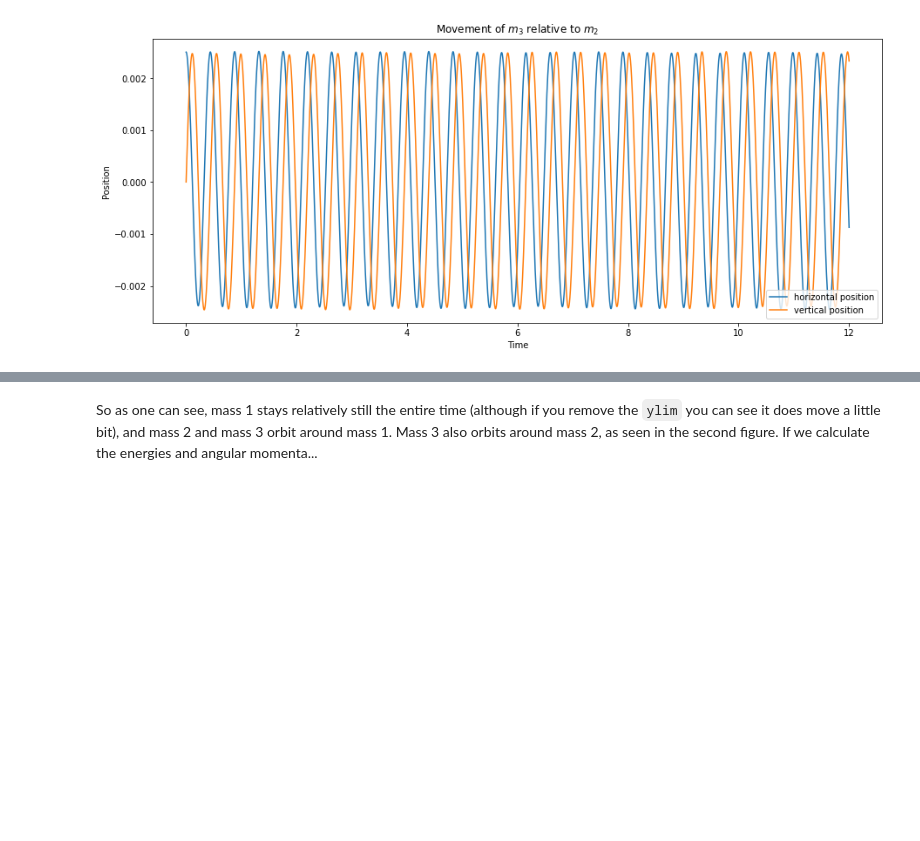
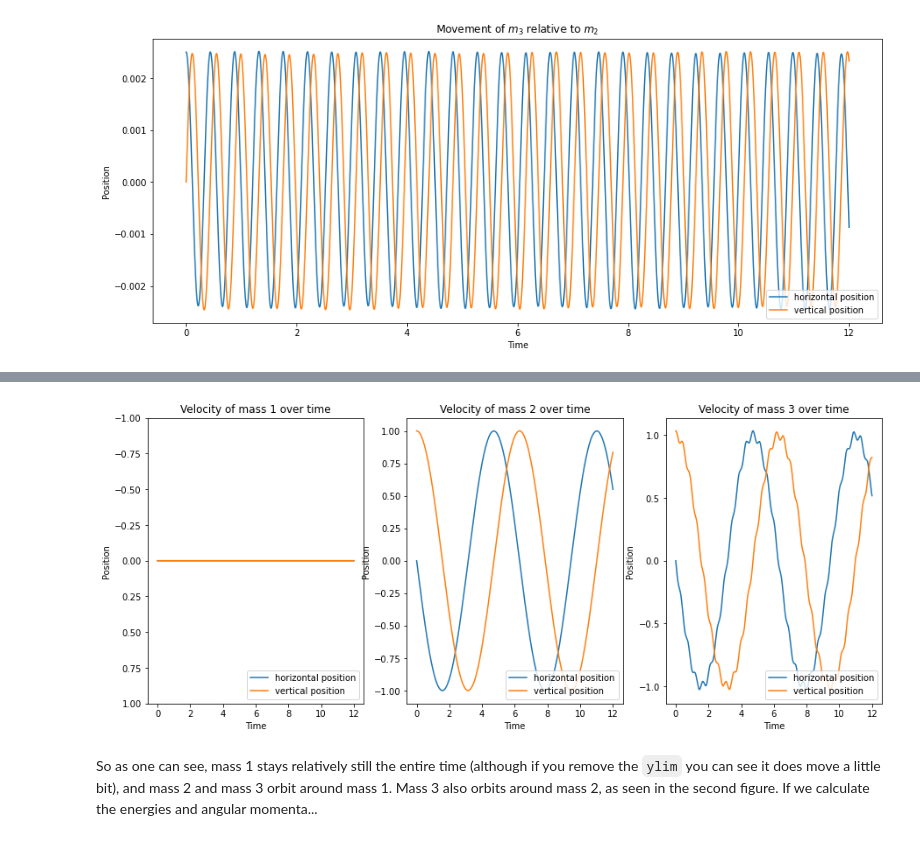
Before and after one commit to dannyphandannyphan/CompPhysMiniProject, a Jupyter notebook: Logbooks/Logbook 1.ipynb, the cells around one changed output, grey strips where cells are left out. Saved outputs shown, nothing was run; the diff lists cells and outputs as text; code cells hidden in the pictures; blank space fills up the shorter version.

```diff
--- a/Logbooks/Logbook 1.ipynb
+++ b/Logbooks/Logbook 1.ipynb
@@ -269,3 +281,23 @@ plt.legend(loc = 'lower right')
+# %%
+fig3, axs2 = plt.subplots(1, 3, figsize = (15,6))
+
+axs2[0].plot(tarr, V1[:,0], label = "horizontal position")
+axs2[0].plot(tarr, V1[:,1], label = "vertical position")
+axs2[0].set_ylim(1,-1)
+
+axs2[1].plot(tarr, V2[:,0], label = "horizontal position")
+axs2[1].plot(tarr, V2[:,1], label = "vertical position")
+
+axs2[2].plot(tarr, V3[:,0], label = "horizontal position")
+axs2[2].plot(tarr, V3[:,1], label = "vertical position")
+
+for i in range(3):
+        axs2[i].legend(loc = 'lower right')
+        axs2[i].set_xlabel("Time")
+        axs2[i].set_ylabel("Position")
+        axs2[i].set_title(f"Velocity of mass {i+1} over time")
+# %% [output]
+[figure, added]
 # %% [markdown]
 So as one can see, mass 1 stays relatively still the entire time (although if you remove the `ylim` you can see it does move a little bit), and mass 2 and mass 3 orbit around mass 1. Mass 3 also orbits around mass 2, as seen in the second figure. If we calculate the energies and angular momenta...
 # %%
```
Also changed, not shown: parts of 8 cells of this notebook, 2 other files.
